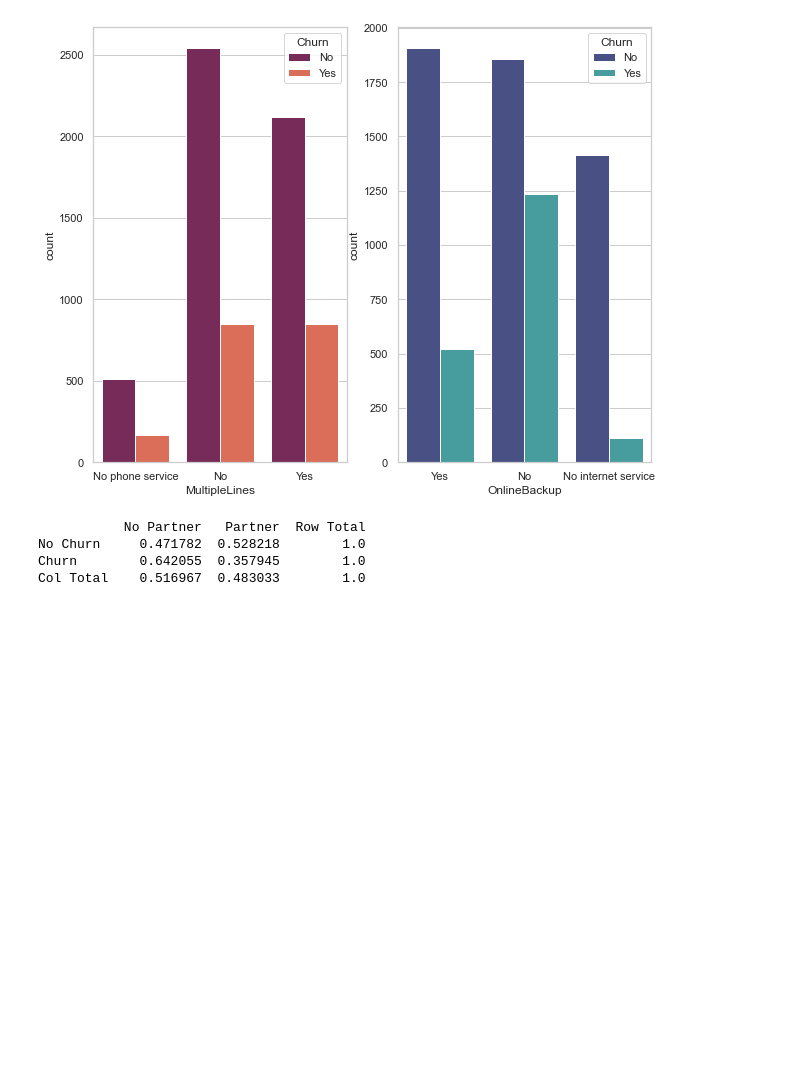
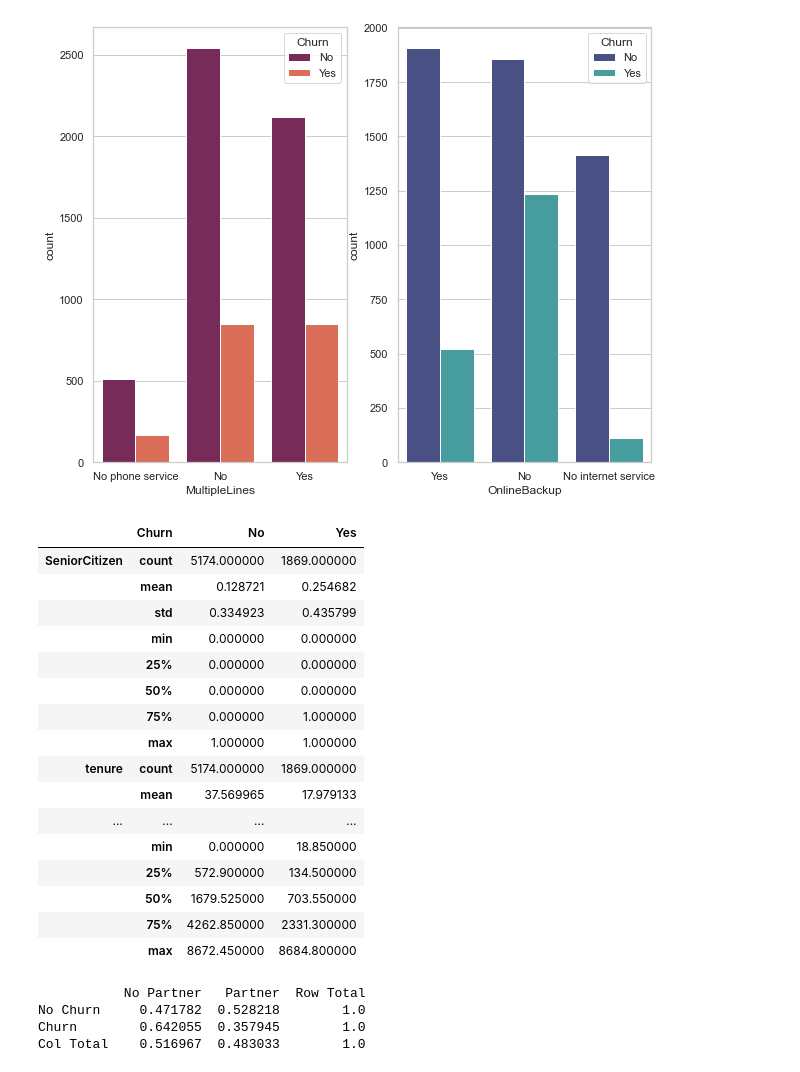
Before and after one commit to waruni1017/Customer-Churn-Analysis, a Jupyter notebook: Customer Churn Project.ipynb, the cells around one changed output. Saved outputs shown, nothing was run; the diff lists cells and outputs as text; code cells hidden in the pictures; blank space fills up the shorter version.

```diff
--- a/Customer Churn Project.ipynb
+++ b/Customer Churn Project.ipynb
@@ -368,6 +368,26 @@ sns.countplot(x="OnlineBackup",hue="Churn", data = df, palette="mako", ax=ax[1])
 plt.show()
 # %% [output]
 [figure]
+# %%
+df.groupby('Churn').describe().T
+# %% [output]
+|  | Churn | No | Yes |
+| SeniorCitizen | count | 5174.000000 | 1869.000000 |
+|  | mean | 0.128721 | 0.254682 |
+|  | std | 0.334923 | 0.435799 |
+|  | min | 0.000000 | 0.000000 |
+|  | 25% | 0.000000 | 0.000000 |
+|  | 50% | 0.000000 | 0.000000 |
+|  | 75% | 0.000000 | 1.000000 |
+|  | max | 1.000000 | 1.000000 |
+| tenure | count | 5174.000000 | 1869.000000 |
+|  | mean | 37.569965 | 17.979133 |
+| ... | ... | ... | ... |
+|  | min | 0.000000 | 18.850000 |
+|  | 25% | 572.900000 | 134.500000 |
+|  | 50% | 1679.525000 | 703.550000 |
+|  | 75% | 4262.850000 | 2331.300000 |
+|  | max | 8672.450000 | 8684.800000 |
 # %%
 ct = pd.crosstab(df.Churn, df.Partner, margins = True)
 ct.columns=["No Partner", "Partner", "Row Total"]
```
Also changed, not shown: parts of 38 cells of this notebook.
